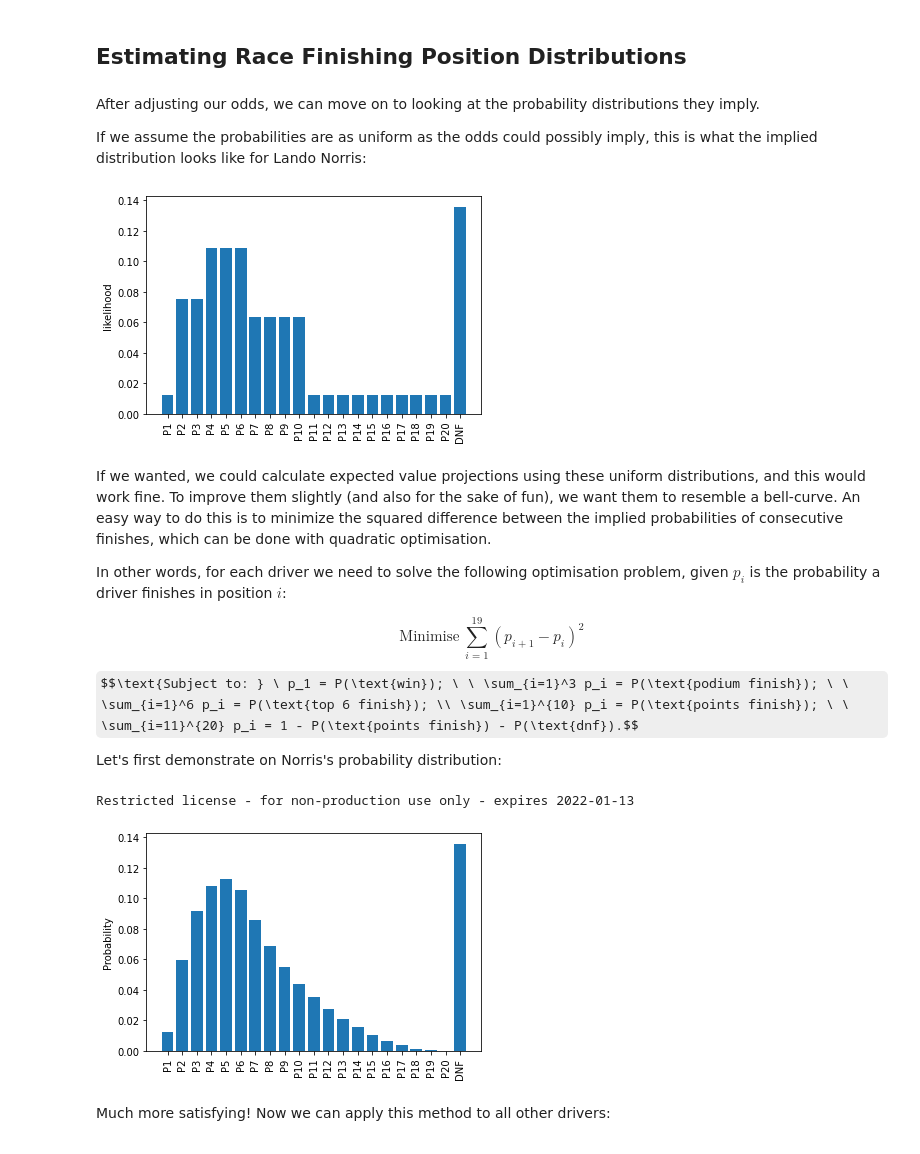
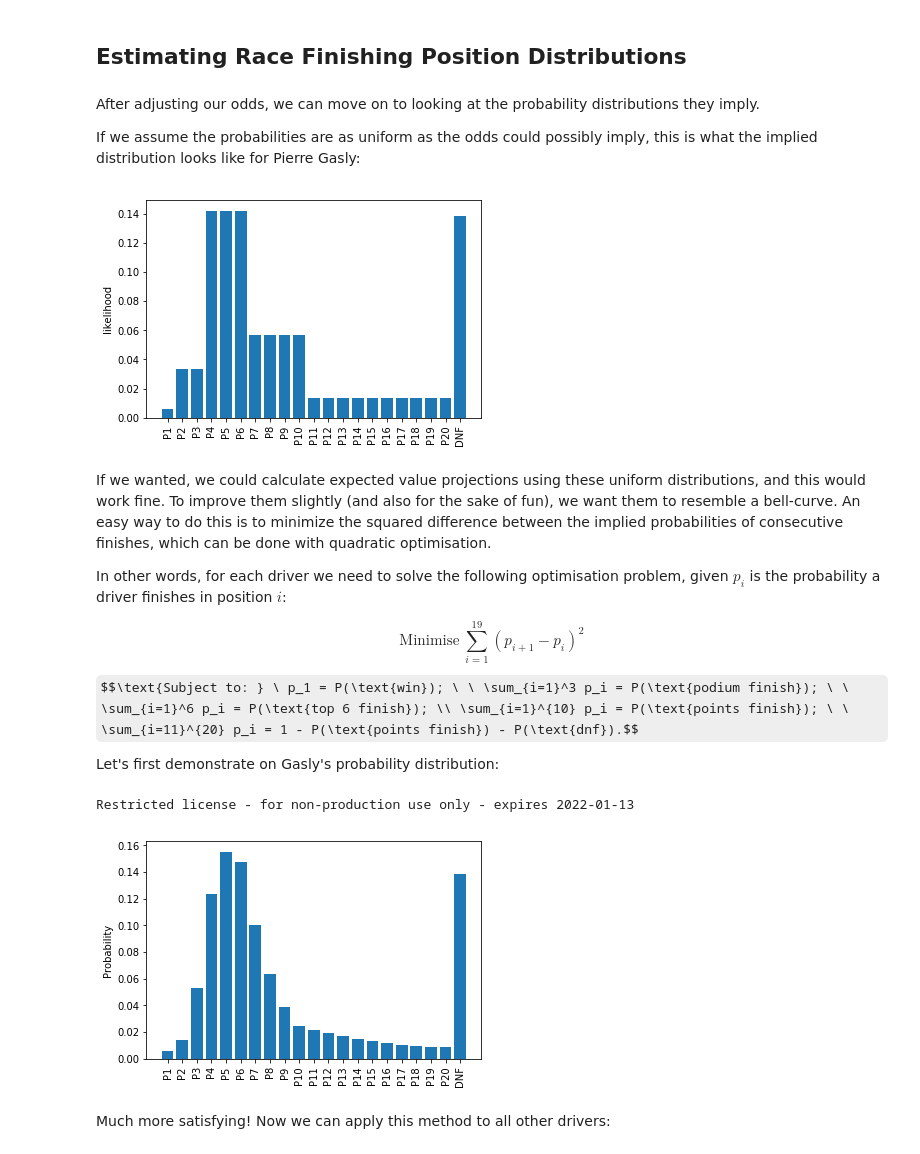
Before and after one commit to harryrgrove/F1_model, a Jupyter notebook: model.ipynb, the cells around one changed output. Drawn from its saved outputs; the diff is of its cells as text; code cells hidden in the pictures; some formulas as TeX source.

```diff
--- a/model.ipynb
+++ b/model.ipynb
@@ -138,7 +138,7 @@ df
 # %% [markdown]
 After adjusting our odds, we can move on to looking at the probability distributions they imply.
 
-If we assume the probabilities are as uniform as the odds could possibly imply, this is what the implied distribution looks like for Lando Norris:
+If we assume the probabilities are as uniform as the odds could possibly imply, this is what the implied distribution looks like for Pierre Gasly:
 # %%
 def get_probs(idx):
     probs = [df.loc[idx, 'winner']]
@@ -149,14 +149,14 @@ def get_probs(idx):
     probs.append(df.loc[idx, 'dnf'])
     return probs
 
-driver = 'Norris'
+driver = 'Gasly'
 
 plt.bar(['P{}'.format(i) for i in range(1, 21)] + ['DNF'], get_probs(driver))
 plt.xticks(rotation=90)
 plt.ylabel('likelihood')
 plt.show()
 # %% [output]
-[figure, old version]
+[figure, new version]
 # %% [markdown]
 If we wanted, we could calculate expected value projections using these uniform distributions, and this would work fine. To improve them slightly (and also for the sake of fun), we want them to resemble a bell-curve. An easy way to do this is to minimize the squared difference between the implied probabilities of consecutive finishes, which can be done with quadratic optimisation.
 
@@ -166,32 +166,32 @@ $$\text{Minimise} \ \sum_{i=1}^{19} (p_{i+1} - p_i)^2$$
 
 $$\text{Subject to: } \ p_1 = P(\text{win}); \ \ \sum_{i=1}^3 p_i = P(\text{podium finish}); \ \ \sum_{i=1}^6 p_i = P(\text{top 6 finish}); \\ \sum_{i=1}^{10} p_i = P(\text{points finish}); \ \ \sum_{i=11}^{20} p_i = 1 - P(\text{points finish}) - P(\text{dnf}).$$
 
-Let's first demonstrate on Norris's probability distribution:
+Let's first demonstrate on Gasly's probability distribution:
 # %%
 quadratic_model = gp.Model('quadratic')
 quadratic_model.setParam('outputFlag', False)
-driver = 'Norris'
+driver = 'Gasly'
 # Add the probability of finishing in each position as a model variable
 x = {i: quadratic_model.addVar(vtype=gp.GRB.CONTINUOUS, lb=0, ub=1, name=f'x_{i}') for i in range(1, 21)}
 # Set objective to minimize the differences between probabilities of consecutive positions
 obj = sum([(x[i] - x[i + 1])**2 for i in range(1, 20)])
 quadratic_model.setObjective(obj, gp.GRB.MINIMIZE)
 # Set model constraints
 quadratic_model.addConstr(x[1] == df.loc[driver, 'winner'])
 quadratic_model.addConstr(x[2] + x[3] == df.loc[driver, 'top3'] - df.loc[driver, 'winner'])
 quadratic_model.addConstr(x[4] + x[5] + x[6] == df.loc[driver, 'top6'] - df.loc[driver, 'top3'])
 quadratic_model.addConstr(x[7] + x[8] + x[9] + x[10] == df.loc[driver, 'top10'] - df.loc[driver, 'top6'])
 quadratic_model.addConstr(sum([x[i] for i in range(11, 21)]) == 1 - df.loc[driver, 'top10'] - df.loc[driver, 'dnf'])
 # Optimize model parameters
 quadratic_model.optimize()
 vals = [v.x for v in quadratic_model.getVars()]
 plt.bar(['P{}'.format(i) for i in range(1, 21)] + ['DNF'], vals + [df.loc[driver, 'dnf']])
 plt.xticks(rotation=90)
 plt.ylabel('Probability')
 plt.show()
 # %% [output]
 Restricted license - for non-production use only - expires 2022-01-13
-[figure, old version]
+[figure, new version]
 # %% [markdown]
 Much more satisfying! Now we can apply this method to all other drivers:
 # %%
```
Also changed, not shown: parts of 25 cells of this notebook, 1 other file.
